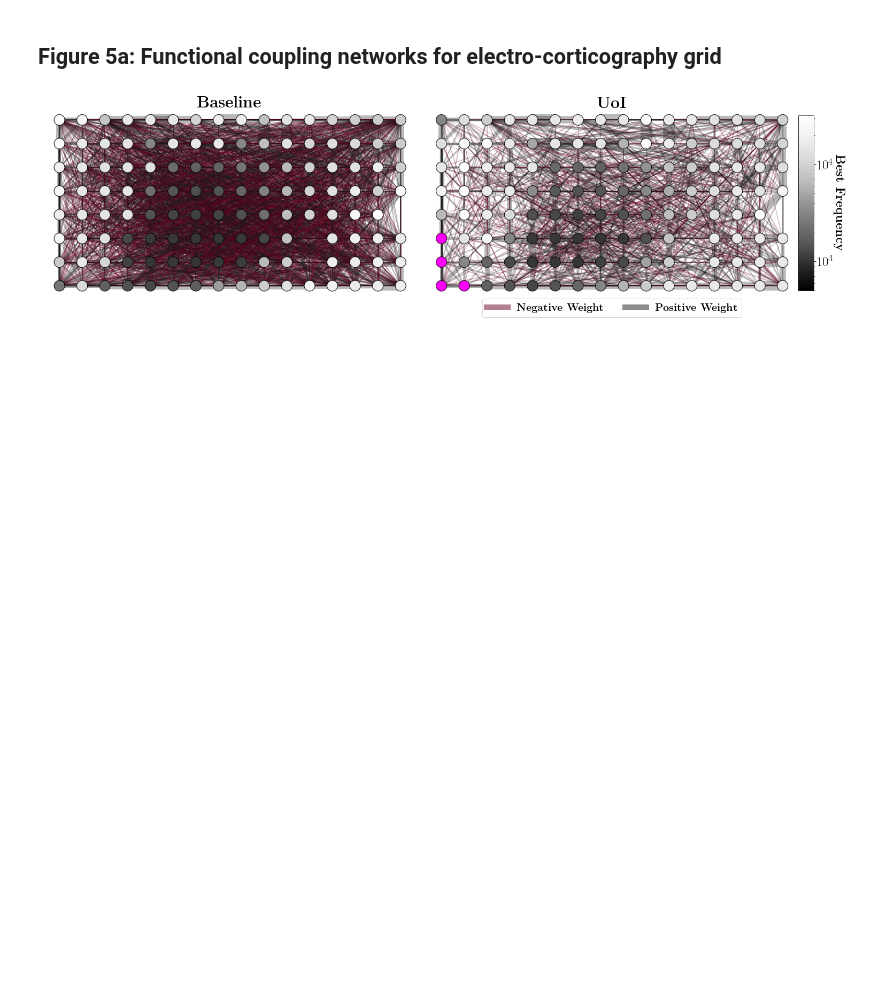
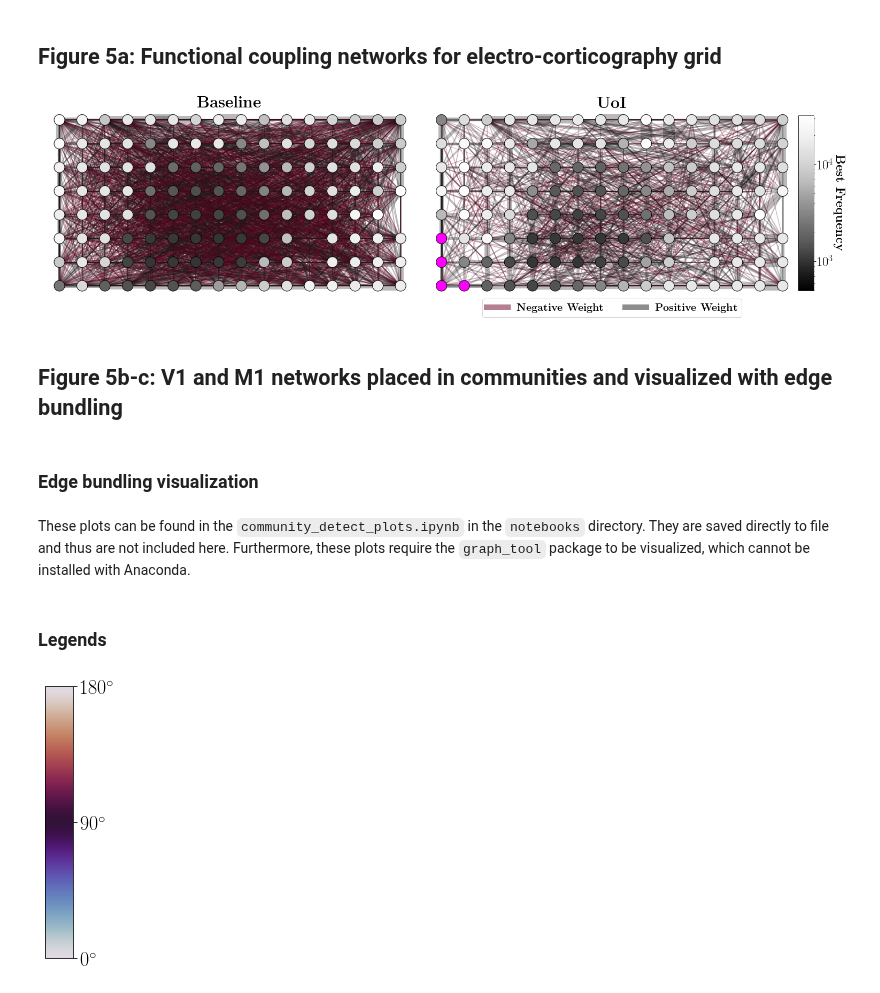
Before and after one commit to BouchardLab/neuroinference, a Jupyter notebook: figures/figure5/figure5.ipynb, the cells around one changed output. Cells and saved outputs as stored; diff of their text form; code cells hidden in the pictures; blank space fills up the shorter version.

Commit message:
updating coupling notebooks

```diff
--- a/figures/figure5/figure5.ipynb
+++ b/figures/figure5/figure5.ipynb
@@ -180,3 +211,24 @@ plt.savefig('ecog_coupling_grid.png', bbox_inches='tight')
 plt.show()
 # %% [output]
 [figure]
+# %% [markdown]
+## Figure 5b-c: V1 and M1 networks placed in communities and visualized with edge bundling
+# %% [markdown]
+### Edge bundling visualization
+# %% [markdown]
+These plots can be found in the `community_detect_plots.ipynb` in the `notebooks` directory. They are saved directly to file and thus are not included here. Furthermore, these plots require the `graph_tool` package to be visualized, which cannot be installed with Anaconda.
+# %% [markdown]
+### Legends
+# %%
+fig, ax = plt.subplots(1, 1, figsize=(0.5, 5))
+
+cmap = plt.get_cmap('twilight')
+norm = matplotlib.colors.Normalize(0.0, np.pi)
+
+cb = fig.colorbar(mappable=matplotlib.cm.ScalarMappable(norm=norm, cmap=cmap),
+                  cax=ax)
+cb.set_ticks([0, np.pi / 2, np.pi])
+cb.set_ticklabels([r'$0^{\circ}$', r'$90^{\circ}$', r'$180^{\circ}$'])
+plt.savefig('vertical_180.pdf', bbox_inches='tight')
+# %% [output]
+[figure, added]
```
Also changed, not shown: parts of 23 cells of this notebook, 1 other file.
